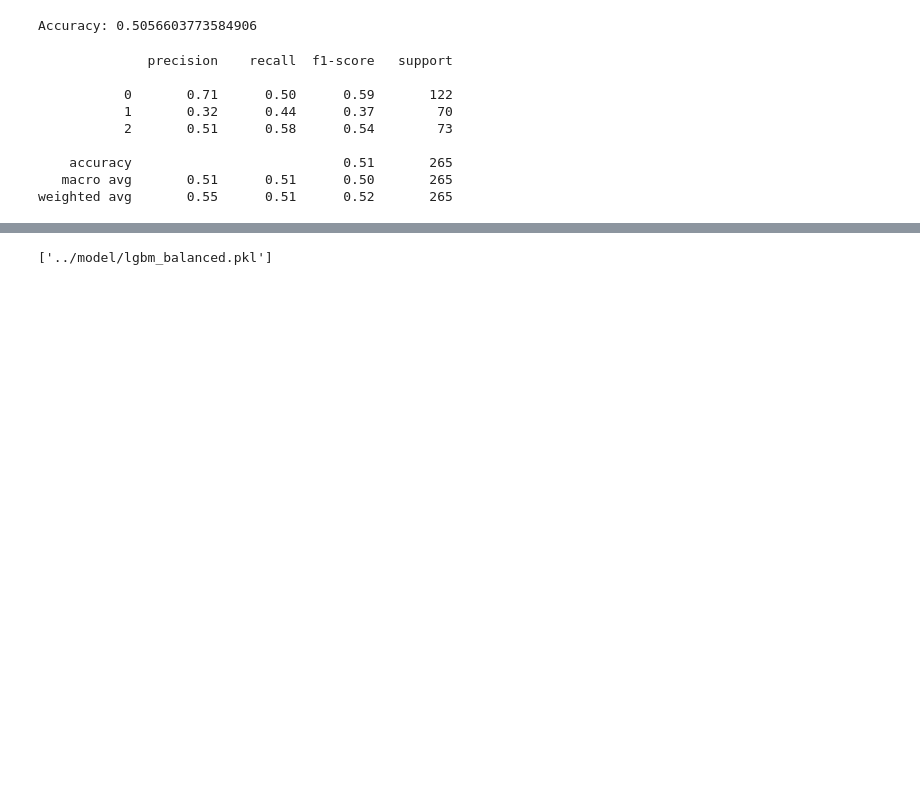
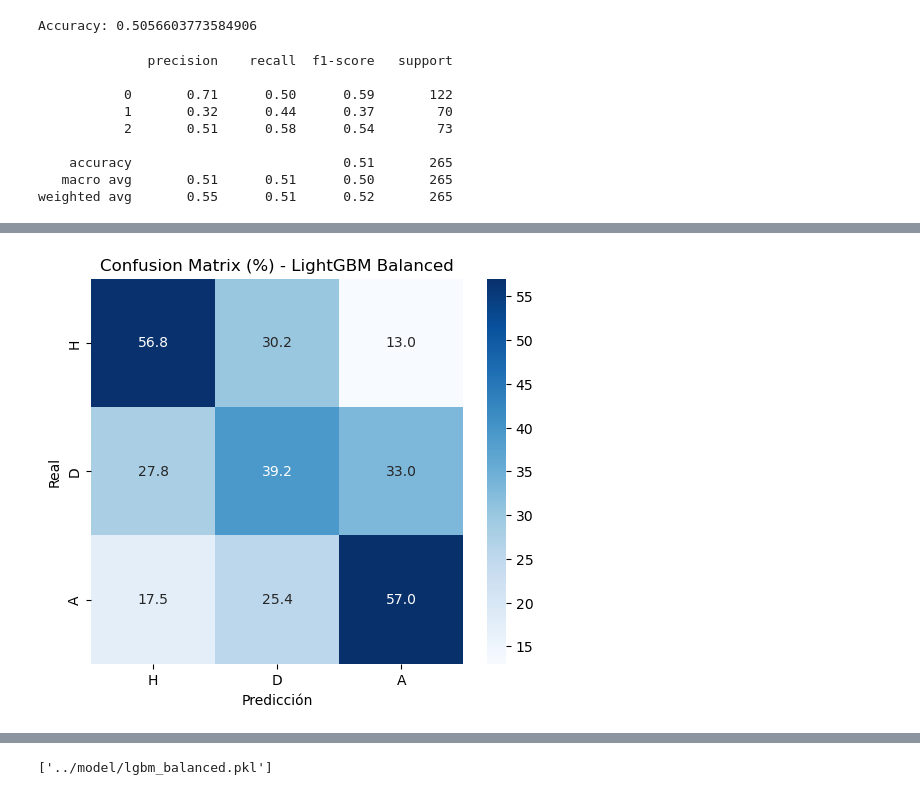
Before and after one commit to geraldb1/AnalisisFutbol, a Jupyter notebook: Script/05_Modeling.ipynb, the cells around one changed output, grey strips where cells are left out. Saved outputs shown, nothing was run; the diff lists cells and outputs as text; code cells hidden in the pictures; blank space fills up the shorter version.

```diff
--- a/Script/05_Modeling.ipynb
+++ b/Script/05_Modeling.ipynb
@@ -381,0 +570,13 @@ El accuracy bajó un poco de 52.4% a 50.6%, pero se mantiene en el mismo rango.
+# %%
+cm_pct = cm / cm.sum(axis=1, keepdims=True) * 100
+
+plt.figure(figsize=(6,5))
+sns.heatmap(cm_pct, annot=True, fmt='.1f', cmap='Blues',
+            xticklabels=['H','D','A'],
+            yticklabels=['H','D','A'])
+plt.xlabel('Predicción')
+plt.ylabel('Real')
+plt.title('Confusion Matrix (%) - LightGBM Balanced')
+plt.show()
+# %% [output]
+[figure, added]
```
Also changed, not shown: parts of 41 cells of this notebook, 4 other files.
